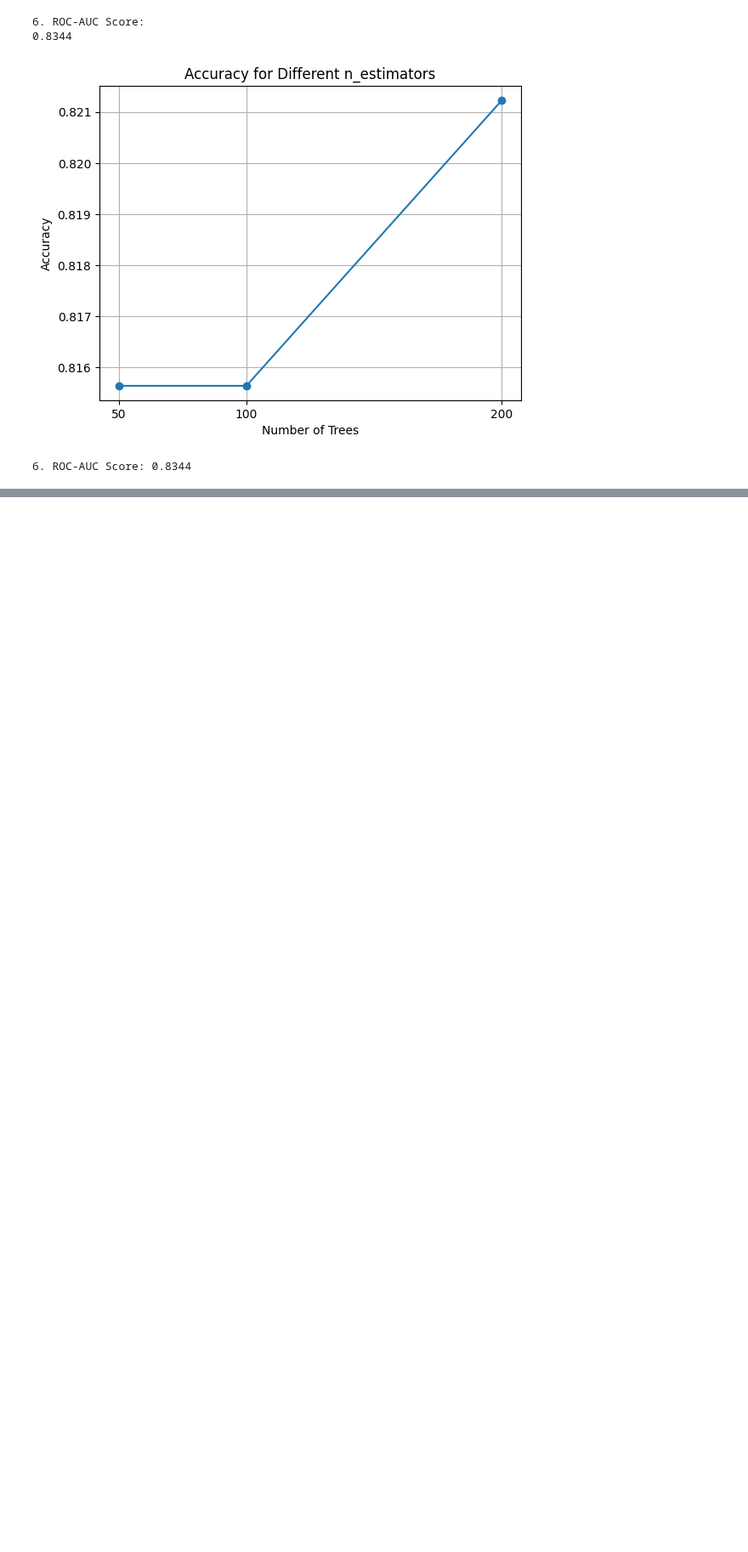
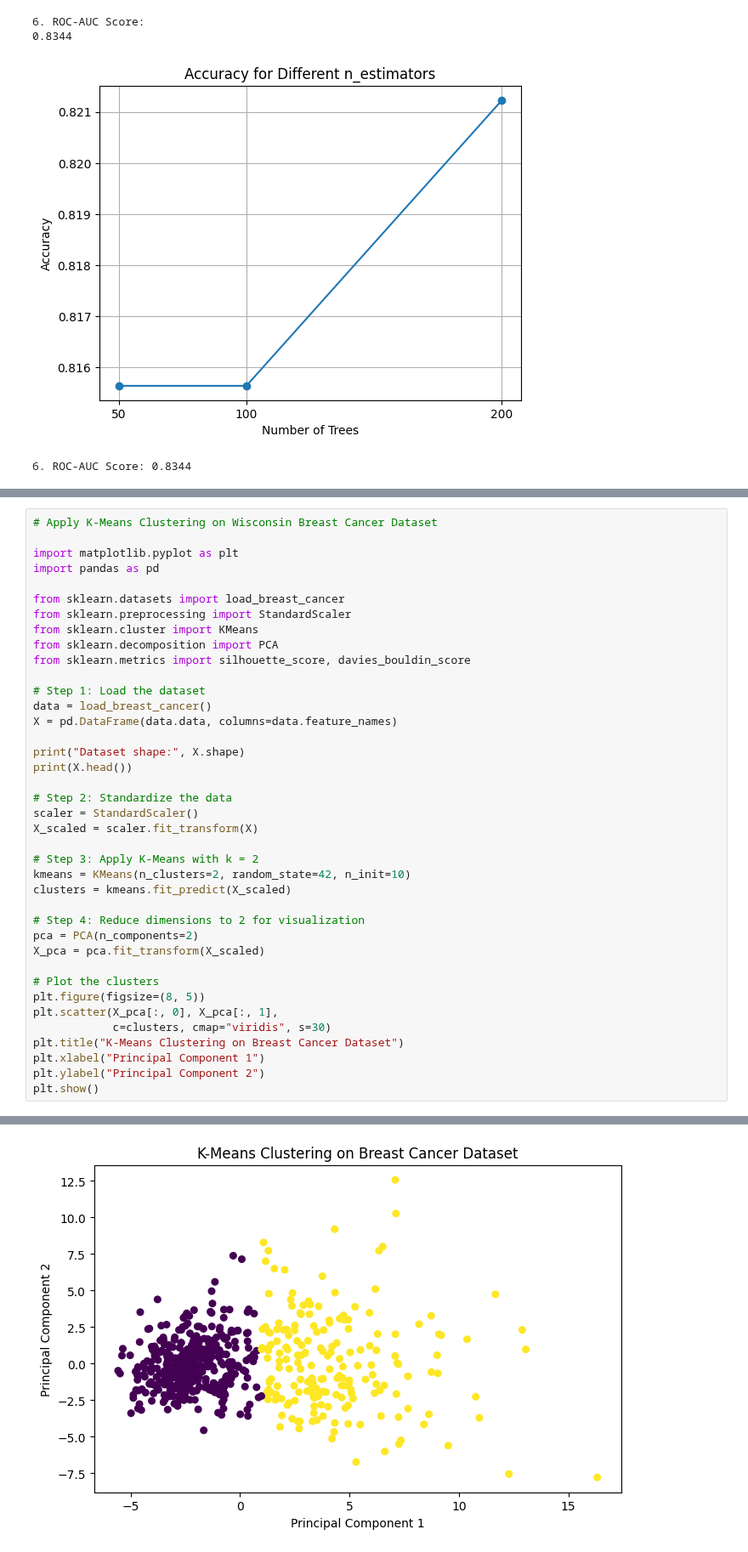
Before and after one commit to Gouri-Nandana11/MCA, a Jupyter notebook: Datascience.ipynb, the cells around one changed output, grey strips where cells are left out. Shown at 85% size. Drawn from its saved outputs; the diff is of its cells as text; blank space fills up the shorter version.

```diff
--- a/Datascience.ipynb
+++ b/Datascience.ipynb
@@ -2056,0 +2059,40 @@ n_estimators=200: Accuracy=0.8212
+# %%
+# Apply K-Means Clustering on Wisconsin Breast Cancer Dataset
+
+import matplotlib.pyplot as plt
+import pandas as pd
+
+from sklearn.datasets import load_breast_cancer
+from sklearn.preprocessing import StandardScaler
+from sklearn.cluster import KMeans
+from sklearn.decomposition import PCA
+from sklearn.metrics import silhouette_score, davies_bouldin_score
+
+# Step 1: Load the dataset
+data = load_breast_cancer()
+X = pd.DataFrame(data.data, columns=data.feature_names)
+
+print("Dataset shape:", X.shape)
+print(X.head())
+
+# Step 2: Standardize the data
+scaler = StandardScaler()
+X_scaled = scaler.fit_transform(X)
+
+# Step 3: Apply K-Means with k = 2
+kmeans = KMeans(n_clusters=2, random_state=42, n_init=10)
+clusters = kmeans.fit_predict(X_scaled)
+
+# Step 4: Reduce dimensions to 2 for visualization
+pca = PCA(n_components=2)
+X_pca = pca.fit_transform(X_scaled)
+
+# Plot the clusters
+plt.figure(figsize=(8, 5))
+plt.scatter(X_pca[:, 0], X_pca[:, 1],
+            c=clusters, cmap="viridis", s=30)
+plt.title("K-Means Clustering on Breast Cancer Dataset")
+plt.xlabel("Principal Component 1")
+plt.ylabel("Principal Component 2")
+plt.show()
+# %% [output]
@@ -2056,0 +2116 @@ n_estimators=200: Accuracy=0.8212
+[figure, added]
```
Also changed, not shown: parts of 2 cells of this notebook.
